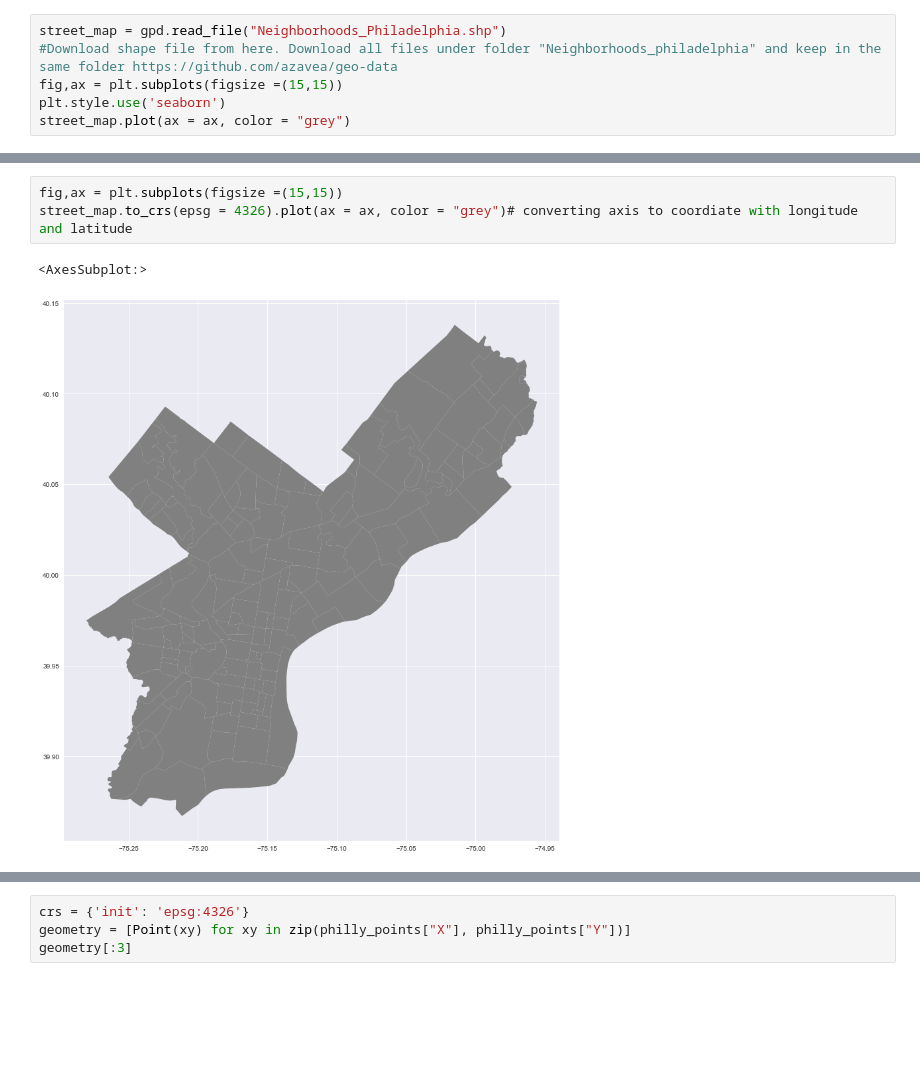
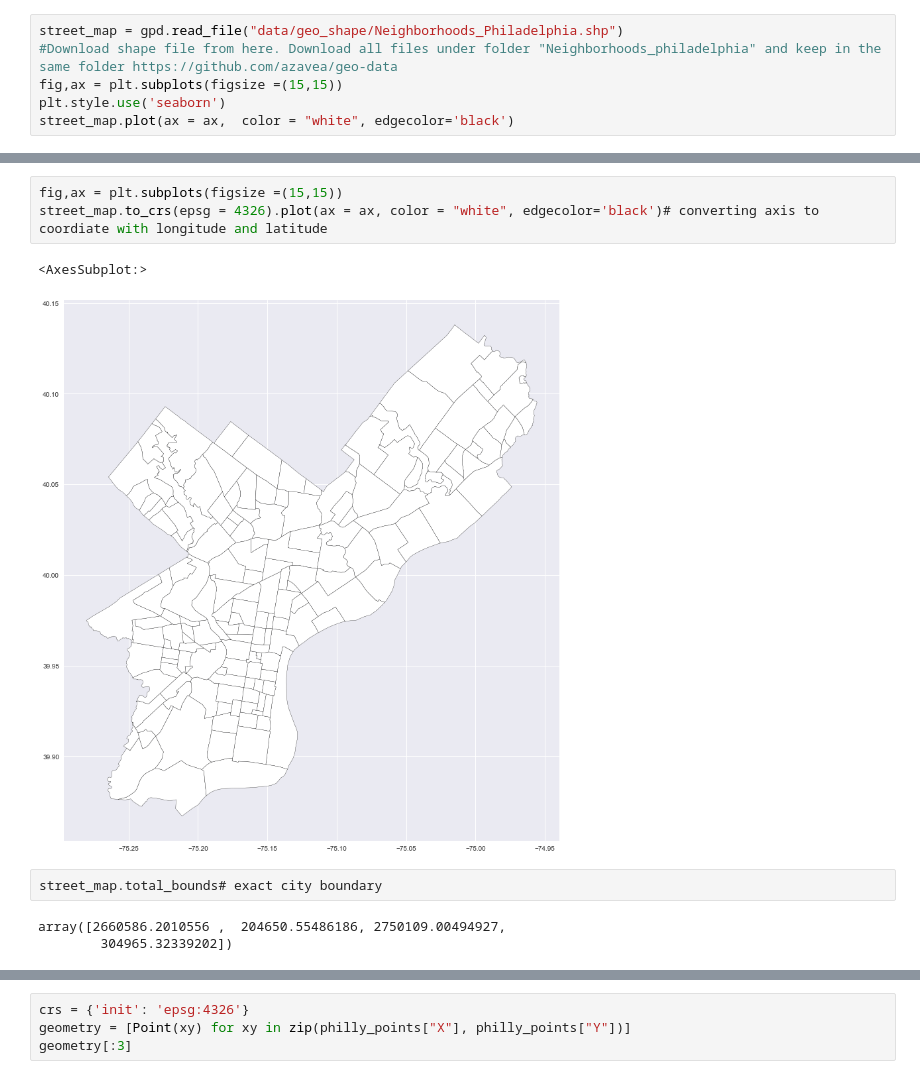
Before and after one commit to Pball01/vacant_lot, a Jupyter notebook: data_explore.ipynb, the cells around one changed output, grey strips where cells are left out. Drawn from its saved outputs; the diff is of its cells as text; blank space fills up the shorter version.

```diff
--- a/data_explore.ipynb
+++ b/data_explore.ipynb
@@ -62,10 +63,10 @@ philly_land.head()
 | 3 | 4 | 1629 S TANEY ST | BHATTI SARWAT A | NaN | VAC LAND RES < ACRE | 364283000.0 | 564768 | 2 | ... |
 | 4 | 5 | 2434 N BROAD ST | ELEBAH INC | NaN | VAC LAND COMM. < ACRE | 885151680.0 | 50430 | 5 | ... |
 # %%
-street_map = gpd.read_file("Neighborhoods_Philadelphia.shp")
+street_map = gpd.read_file("data/geo_shape/Neighborhoods_Philadelphia.shp")
 #Download shape file from here. Download all files under folder "Neighborhoods_philadelphia" and keep in the same folder https://github.com/azavea/geo-data
 fig,ax = plt.subplots(figsize =(15,15))
 plt.style.use('seaborn')
-street_map.plot(ax = ax, color = "grey")
+street_map.plot(ax = ax,  color = "white", edgecolor='black')
 # %% [output]
 <AxesSubplot:>
@@ -73,6 +74,11 @@ street_map.plot(ax = ax, color = "grey")
 # %%
 fig,ax = plt.subplots(figsize =(15,15))
-street_map.to_crs(epsg = 4326).plot(ax = ax, color = "grey")# converting axis to coordiate with longitude and latitude
+street_map.to_crs(epsg = 4326).plot(ax = ax, color = "white", edgecolor='black')# converting axis to coordiate with longitude and latitude
 # %% [output]
 <AxesSubplot:>
-[figure, old version]
+[figure, new version]
+# %%
+street_map.total_bounds# exact city boundary
+# %% [output]
+array([2660586.2010556 ,  204650.55486186, 2750109.00494927,
+        304965.32339202])
```
Also changed, not shown: parts of 7 cells of this notebook, 14 other files.
